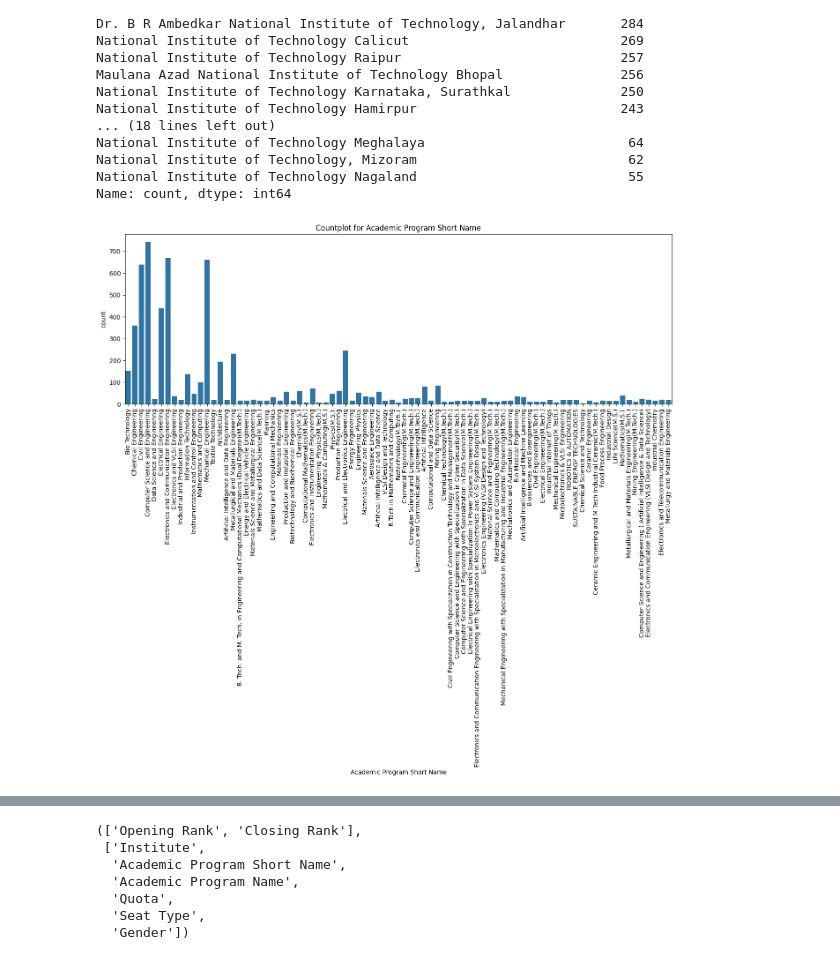
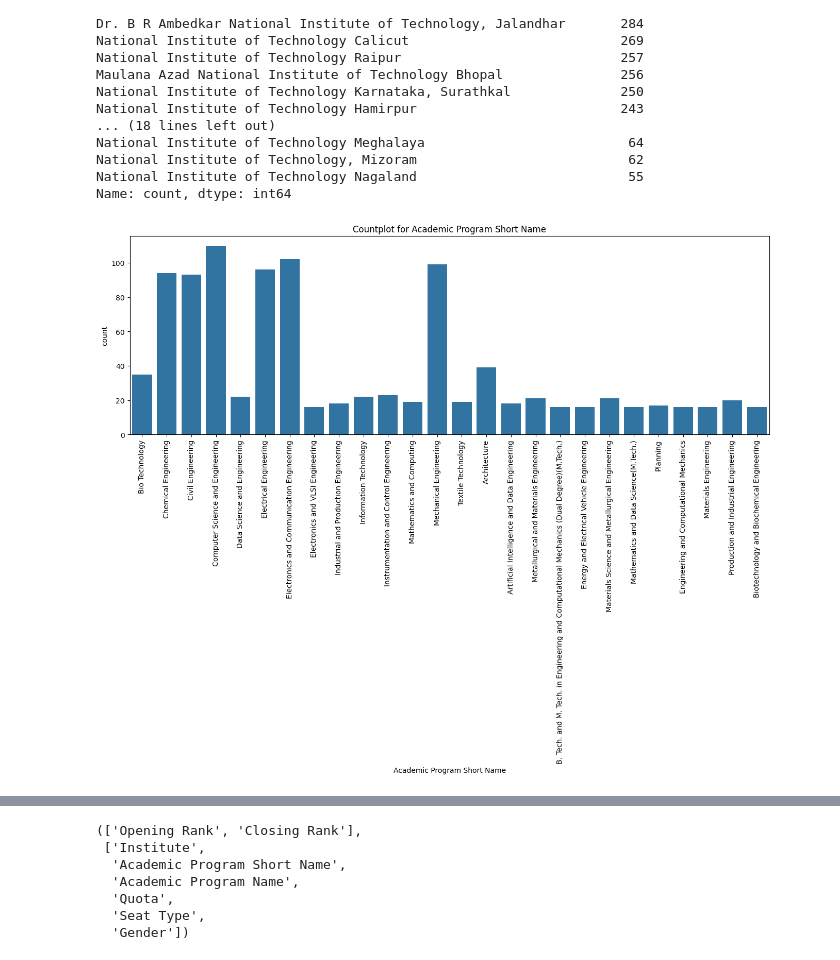
Before and after one commit to deanesh/ML-Wakad-Weekdays-5-7-pm-11th-Dec, a Jupyter notebook: JEE-Mains/Colleges-Analysis/opening-closing-ranks/NIT-Colleges-Open-Close-Ranks-EDA.ipynb, the cells around one changed output, grey strips where cells are left out. Saved outputs shown, nothing was run; the diff lists cells and outputs as text; code cells hidden in the pictures.

```diff
--- a/JEE-Mains/Colleges-Analysis/opening-closing-ranks/NIT-Colleges-Open-Close-Ranks-EDA.ipynb
+++ b/JEE-Mains/Colleges-Analysis/opening-closing-ranks/NIT-Colleges-Open-Close-Ranks-EDA.ipynb
@@ -173,15 +177,15 @@ import seaborn as sns
 # %%
 # Univariate analysis
     # 1. categorical features - Countplot
     # 2. continuous features - histogram
 
 plt.figure(figsize=(16, 5)) # Set figure size (width, height)
-sns.countplot(data=df, x="Academic Program Short Name") # Plot Graph
+sns.countplot(data=df.head(1000), x="Academic Program Short Name") # Plot Graph
 plt.title("Countplot for Academic Program Short Name") # Add Title
 plt.xticks(rotation=90)
 plt.show()
 # %% [output]
-[figure, old version]
+[figure, new version]
 # %%
 # Univariate Functions
 def plot_count(df: pd.DataFrame, col: str):
```
Also changed, not shown: parts of 21 cells of this notebook, 1 other file.
